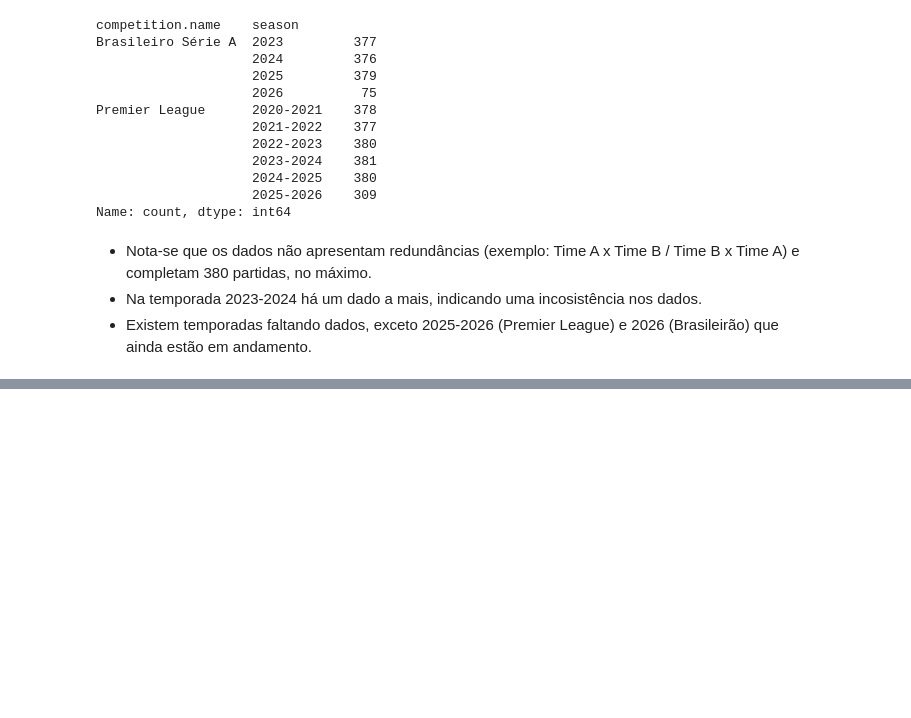
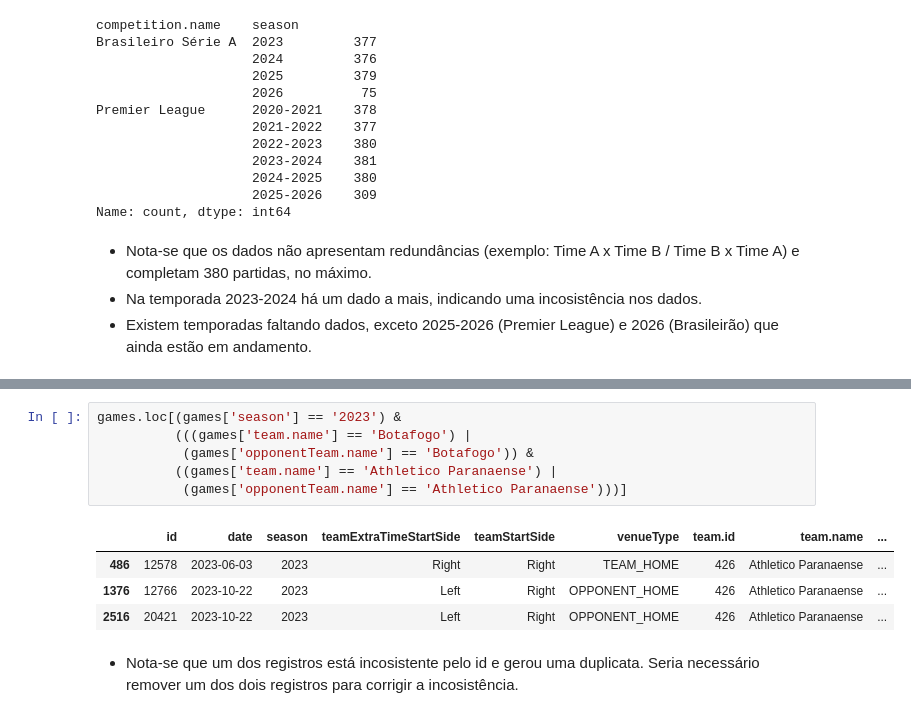
Before and after one commit to matheussmelo/defensive-performance-prediction, a Jupyter notebook: notebooks/1_sanity_check/sanity_check_jogos_temporadas.ipynb, the cells around one changed output, grey strips where cells are left out. Saved outputs shown, nothing was run; the diff lists cells and outputs as text; blank space fills up the shorter version.

```diff
--- a/notebooks/1_sanity_check/sanity_check_jogos_temporadas.ipynb
+++ b/notebooks/1_sanity_check/sanity_check_jogos_temporadas.ipynb
@@ -309,0 +335,13 @@ games.loc[(games['season'] == '2023-2024') &
+# %%
+games.loc[(games['season'] == '2023') &
+          (((games['team.name'] == 'Botafogo') |
+           (games['opponentTeam.name'] == 'Botafogo')) &
+          ((games['team.name'] == 'Athletico Paranaense') |
+           (games['opponentTeam.name'] == 'Athletico Paranaense')))]
+# %% [output]
+|  | id | date | season | teamExtraTimeStartSide | teamStartSide | venueType | team.id | team.name | ... |
+| 486 | 12578 | 2023-06-03 | 2023 | Right | Right | TEAM_HOME | 426 | Athletico Paranaense | ... |
+| 1376 | 12766 | 2023-10-22 | 2023 | Left | Right | OPPONENT_HOME | 426 | Athletico Paranaense | ... |
+| 2516 | 20421 | 2023-10-22 | 2023 | Left | Right | OPPONENT_HOME | 426 | Athletico Paranaense | ... |
+# %% [markdown]
+- Nota-se que um dos registros está incosistente pelo id e gerou uma duplicata. Seria necessário remover um dos dois registros para corrigir a incosistência.
```
Also changed, not shown: parts of 17 cells of this notebook.
